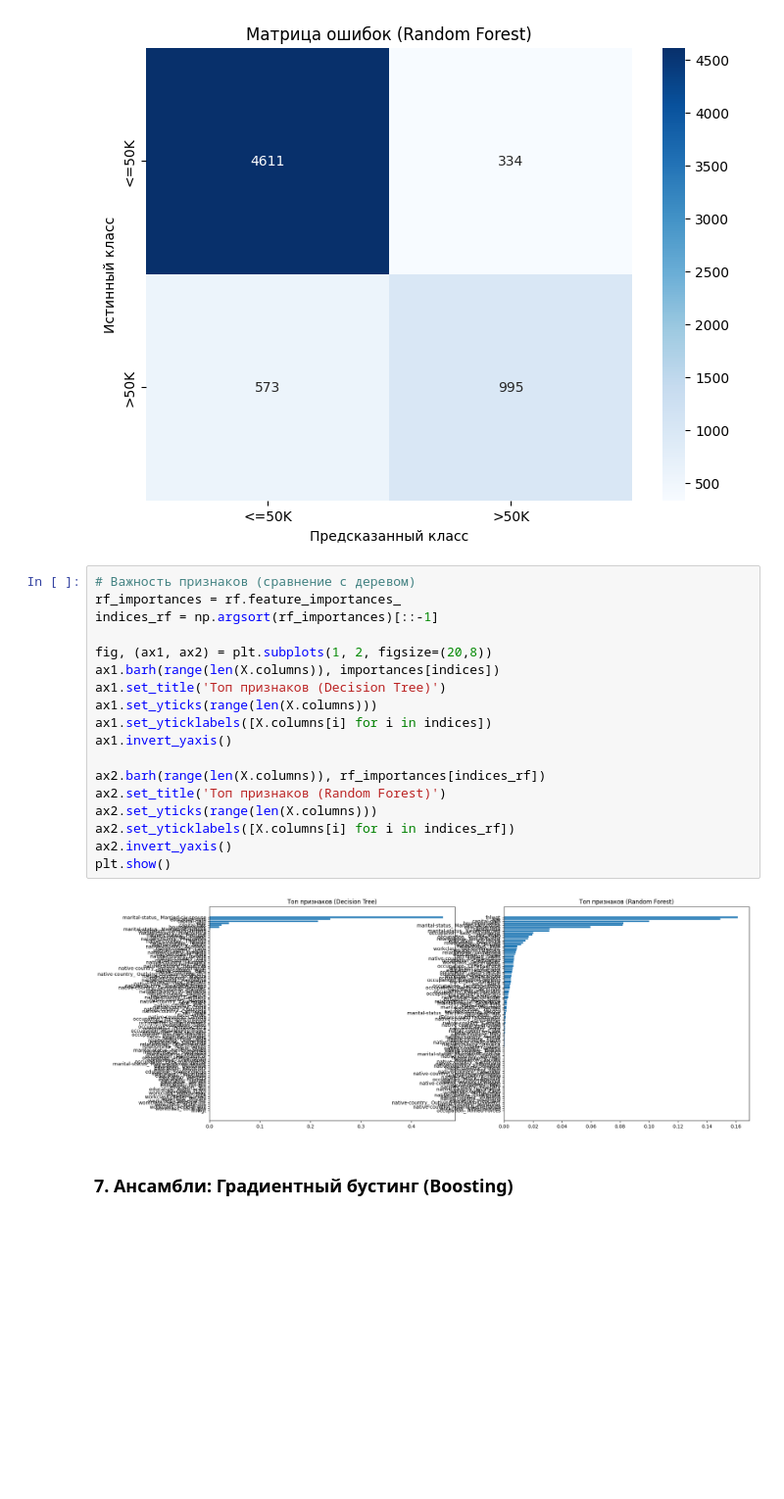
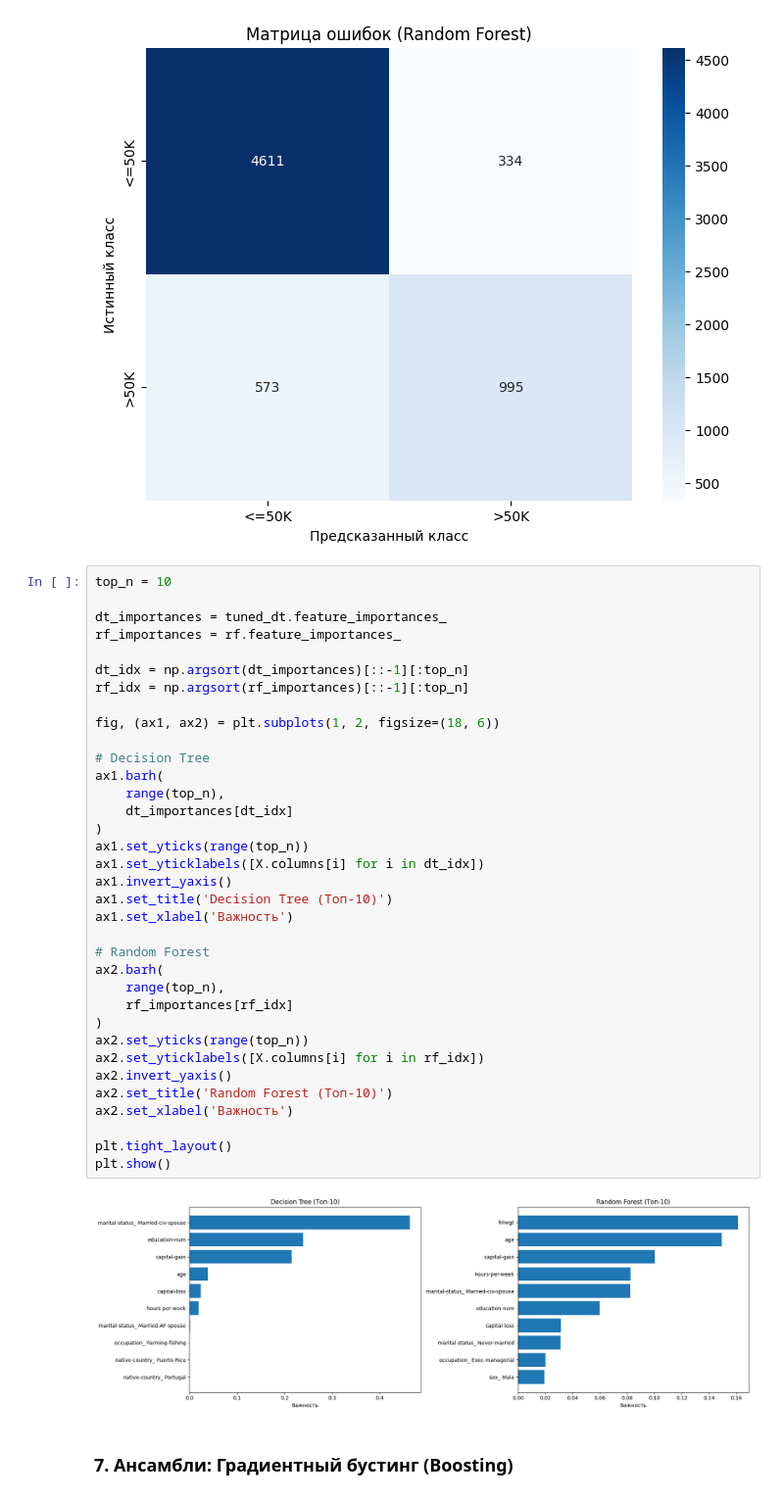
Before and after one commit to WheatSeeds/ML-LabW6, a Jupyter notebook: ML_LabW6.ipynb, the cells around one changed output. Shown: that part at 98% size. Drawn from its saved outputs; the diff is of its cells as text; blank space fills up the shorter version.

```diff
--- a/ML_LabW6.ipynb
+++ b/ML_LabW6.ipynb
@@ -190,25 +202,42 @@ plt.show()
 weighted avg       0.86      0.86      0.86      6513
 [figure]
 # %%
-# Важность признаков (сравнение с деревом)
+top_n = 10
+
+dt_importances = tuned_dt.feature_importances_
 rf_importances = rf.feature_importances_
-indices_rf = np.argsort(rf_importances)[::-1]
 
-fig, (ax1, ax2) = plt.subplots(1, 2, figsize=(20,8))
-ax1.barh(range(len(X.columns)), importances[indices])
-ax1.set_title('Топ признаков (Decision Tree)')
-ax1.set_yticks(range(len(X.columns)))
-ax1.set_yticklabels([X.columns[i] for i in indices])
+dt_idx = np.argsort(dt_importances)[::-1][:top_n]
+rf_idx = np.argsort(rf_importances)[::-1][:top_n]
+
+fig, (ax1, ax2) = plt.subplots(1, 2, figsize=(18, 6))
+
+# Decision Tree
+ax1.barh(
+    range(top_n),
+    dt_importances[dt_idx]
+)
+ax1.set_yticks(range(top_n))
+ax1.set_yticklabels([X.columns[i] for i in dt_idx])
 ax1.invert_yaxis()
+ax1.set_title('Decision Tree (Топ-10)')
+ax1.set_xlabel('Важность')
 
-ax2.barh(range(len(X.columns)), rf_importances[indices_rf])
-ax2.set_title('Топ признаков (Random Forest)')
-ax2.set_yticks(range(len(X.columns)))
-ax2.set_yticklabels([X.columns[i] for i in indices_rf])
+# Random Forest
+ax2.barh(
+    range(top_n),
+    rf_importances[rf_idx]
+)
+ax2.set_yticks(range(top_n))
+ax2.set_yticklabels([X.columns[i] for i in rf_idx])
 ax2.invert_yaxis()
+ax2.set_title('Random Forest (Топ-10)')
+ax2.set_xlabel('Важность')
+
+plt.tight_layout()
 plt.show()
 # %% [output]
-[figure, old version]
+[figure, new version]
 # %% [markdown]
 ### 7. Ансамбли: Градиентный бустинг (Boosting)
 # %%
```
Also changed, not shown: parts of 2 cells of this notebook.
